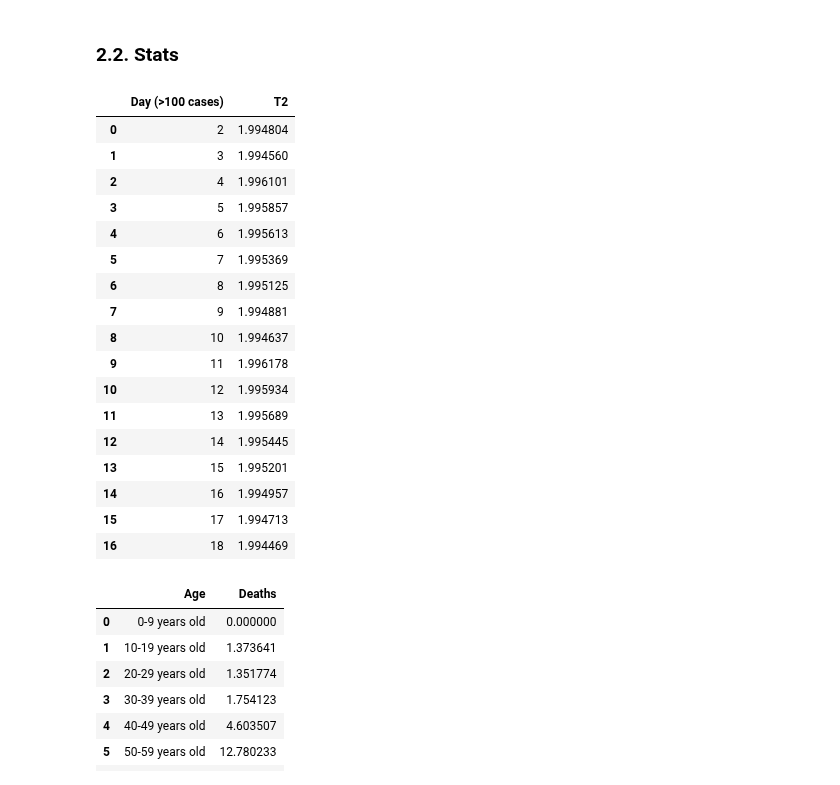
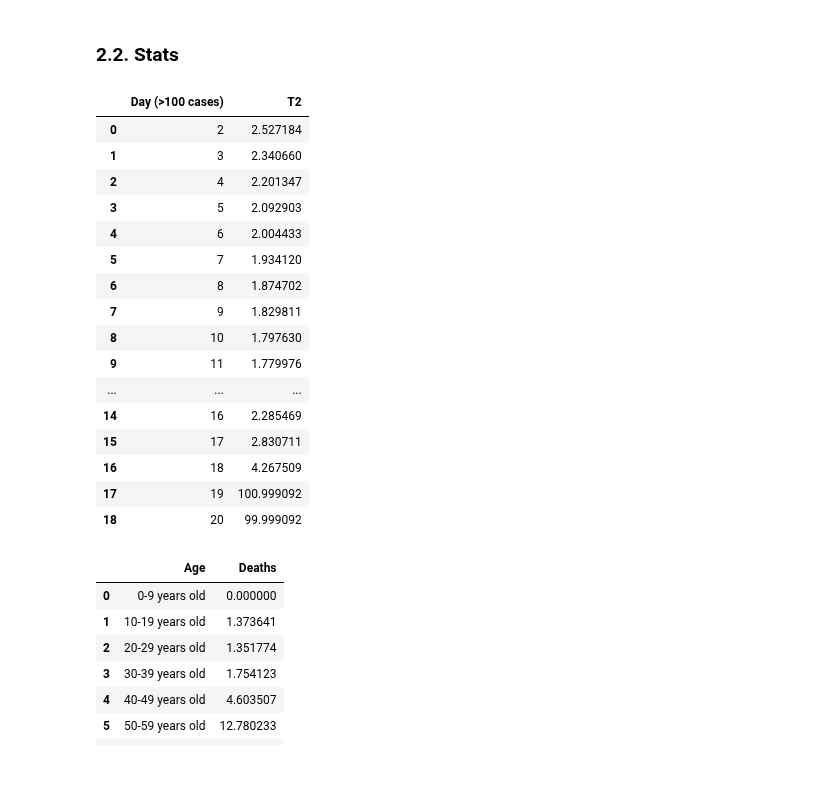
Before and after one commit to DanielGuzmanOlivares/COVID-19, a Jupyter notebook: COVID-19.ipynb, the cells around one changed output. Drawn from its saved outputs; the diff is of its cells as text; code cells hidden in the pictures.

```diff
--- a/COVID-19.ipynb
+++ b/COVID-19.ipynb
@@ -752,44 +748,43 @@ plotPrediction(x_data,y_data,df)
 # %%
 def inverse(func,y,x1,x2,tol=0.001):
     assert x1 < x2
     mid = (x2 - x1)/2
     if mid <= tol or func(x1 + mid) == y :
         return x1+mid
     elif y > func(x1+mid):
         return inverse(func,y,x1+mid,x2,tol)
     else:
         return inverse(func,y,x1,x1+mid,tol)
 
 
 def t2(country):
     x_data,y_data = fromFirstCase(timeEvolution(country),"Confirmed")
-    adj = fit(expModel,x_data,y_data)
+    adj = fit(logisticModel,x_data,y_data)
     t2_rates = []
     for x in x_data[1:]:
         inv = inverse(adj,2*adj(x),x_data[0],x_data[-1]+100)
         t2_rates.append((x,inv-x))
     return pd.DataFrame(t2_rates,columns=["Day (>100 cases)","T2"])
 
 t2("Spain")
 # %% [output]
 |  | Day (>100 cases) | T2 |
-| 0 | 2 | 1.994804 |
-| 1 | 3 | 1.994560 |
-| 2 | 4 | 1.996101 |
-| 3 | 5 | 1.995857 |
-| 4 | 6 | 1.995613 |
-| 5 | 7 | 1.995369 |
-| 6 | 8 | 1.995125 |
-| 7 | 9 | 1.994881 |
-| 8 | 10 | 1.994637 |
-| 9 | 11 | 1.996178 |
-| 10 | 12 | 1.995934 |
-| 11 | 13 | 1.995689 |
-| 12 | 14 | 1.995445 |
-| 13 | 15 | 1.995201 |
-| 14 | 16 | 1.994957 |
-| 15 | 17 | 1.994713 |
-| 16 | 18 | 1.994469 |
+| 0 | 2 | 2.527184 |
+| 1 | 3 | 2.340660 |
+| 2 | 4 | 2.201347 |
+| 3 | 5 | 2.092903 |
+| 4 | 6 | 2.004433 |
+| 5 | 7 | 1.934120 |
+| 6 | 8 | 1.874702 |
+| 7 | 9 | 1.829811 |
+| 8 | 10 | 1.797630 |
+| 9 | 11 | 1.779976 |
+| ... | ... | ... |
+| 14 | 16 | 2.285469 |
+| 15 | 17 | 2.830711 |
+| 16 | 18 | 4.267509 |
+| 17 | 19 | 100.999092 |
+| 18 | 20 | 99.999092 |
 # %%
 ####WORKING
 def ageAffected(country_info):
```
Also changed, not shown: parts of 3 cells of this notebook, 1 other file.
